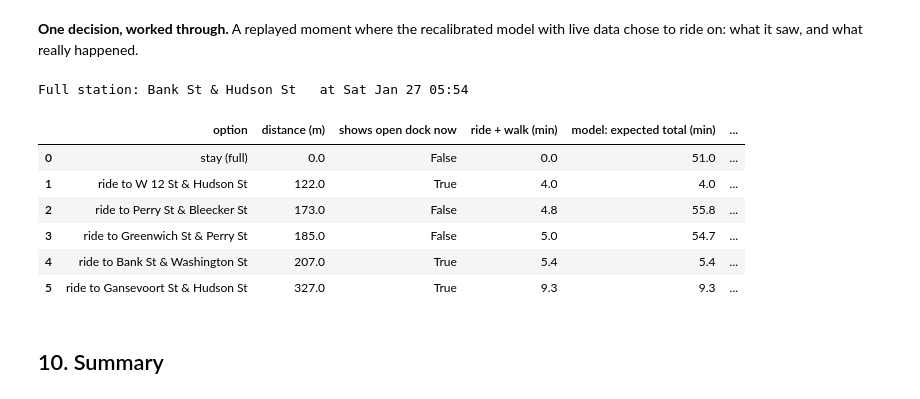
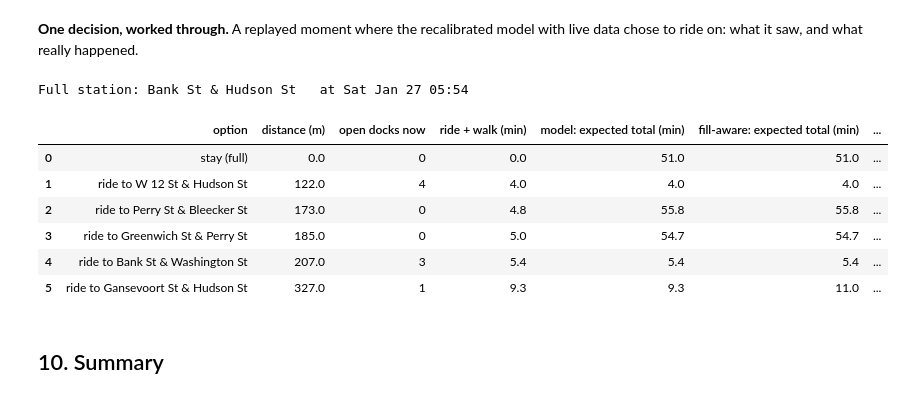
Before and after one commit to mzhou3299/citibike-demand-analysis-2024, a Jupyter notebook: Decision_model.ipynb, the cells around one changed output. Drawn from its saved outputs; the diff is of its cells as text; code cells hidden in the pictures.

```diff
--- a/Decision_model.ipynb
+++ b/Decision_model.ipynb
@@ -1299,10 +1345,12 @@ POLICIES = [
     "Always wait",
     "Always ride to nearest",
     "Nearest showing open docks",
+    "Nearest showing 2+ open docks",
     "Model: trip-based",
     "Model: trip-based + live",
     "Model: recalibrated",
     "Model: recalibrated + live",
+    "Model: recalibrated + live, fill-aware",
     "Hindsight best",
 ]
 
@@ -1343,6 +1391,8 @@ def replay_block(block, events):
     open_now = exists & (docks[station, decide] > 0)
     full_now = exists & (docks[station, decide] == 0)
     elapsed_now = np.where(full_now, STEP_MIN * (decide - prev_stop[station, decide] - 1), 0)
+    docks_now = docks[station, decide]
+    p_fill = fill_probability(docks_now, ride_steps, expected_arrivals_per_min(station, t0[:, None]))   # Section 9c
 
     # Each model's expected total time
     arrive_t = t0[:, None] + ride_min
@@ -1360,14 +1410,20 @@ def replay_block(block, events):
         "Model: trip-based + live": travel_min + np.where(open_now, 0, W_trip),
         "Model: recalibrated": travel_min + p_full * W_recal_no_live,
         "Model: recalibrated + live": travel_min + np.where(open_now, 0, W_recal_live),
+        "Model: recalibrated + live, fill-aware": travel_min + np.where(open_now, p_fill, 1.0) * W_recal_live,
     }
     expected_cost = {name: np.where(exists, cost, np.inf) for name, cost in expected_cost.items()}
 
-    has_open = open_now[:, 1:].any(axis=1)
+    def nearest_where(mask):
+        """Nearest candidate (in distance order) where mask is True; 0 = stay if there is none."""
+        return np.where(mask[:, 1:].any(axis=1), 1 + mask[:, 1:].argmax(axis=1), 0)
+
+    two_plus = open_now & (docks_now >= 2)
     choice = {
         "Always wait": np.zeros(n, dtype=int),
         "Always ride to nearest": np.where(exists[:, 1], 1, 0),
-        "Nearest showing open docks": np.where(has_open, 1 + open_now[:, 1:].argmax(axis=1), 0),
+        "Nearest showing open docks": nearest_where(open_now),
+        "Nearest showing 2+ open docks": np.where(two_plus[:, 1:].any(axis=1), nearest_where(two_plus), nearest_where(open_now)),
         **{name: cost.argmin(axis=1) for name, cost in expected_cost.items()},
         "Hindsight best": real_total.argmin(axis=1),
     }
@@ -1379,7 +1435,9 @@ def replay_block(block, events):
         result["moved: " + policy] = choice[policy] > 0
         result["unresolved: " + policy] = ~resolved[row, choice[policy]]
     detail = {"options": options, "exists": exists, "dist": dist, "ride_min": ride_min, "walk_min": walk_min,
-              "real_wait": real_wait, "open_now": open_now, "expected_recal_live": expected_cost["Model: recalibrated + live"]}
+              "real_wait": real_wait, "open_now": open_now, "expected_recal_live": expected_cost["Model: recalibrated + live"],
+              "expected_fill_aware": expected_cost["Model: recalibrated + live, fill-aware"], "docks_now": docks_now,
+              "travel_min": travel_min, "W_recal_live": W_recal_live, "choice": np.column_stack([choice[p] for p in POLICIES])}
     return result[keep], {name: values[keep] for name, values in detail.items()}
 # %%
 replay_events = test_events.sample(min(N_REPLAY, len(test_events)), random_state=SEED)   # a uniform subsample stays uniform
@@ -1501,31 +1645,32 @@ Mean minutes per rider (waits capped at 60), by time of day:
 # %%
 detail = {name: np.concatenate([d[name] for d in replay_details]) for name in replay_details[0]}
 moved = np.flatnonzero(replay["moved: Model: recalibrated + live"].to_numpy() & (detail["exists"].sum(axis=1) >= 3))
 if len(moved) == 0:
     print("no replayed moment where the model chose to ride on")
 else:
     i = moved[0]
     when = YEAR_START + pd.Timedelta(minutes=float(replay.t_min.iloc[i]))
     print(f"Full station: {stations[replay.station.iloc[i]]}   at {when:%a %b %d %H:%M}")
     ok = detail["exists"][i]
     example = pd.DataFrame({
         "option": ["stay (full)"] + [f"ride to {stations[s]}" for s in detail["options"][i][ok][1:]],
         "distance (m)": detail["dist"][i][ok].round(0),
-        "shows open dock now": detail["open_now"][i][ok],
+        "open docks now": detail["docks_now"][i][ok],
         "ride + walk (min)": (detail["ride_min"][i] + detail["walk_min"][i])[ok].round(1),
         "model: expected total (min)": detail["expected_recal_live"][i][ok].round(1),
+        "fill-aware: expected total (min)": detail["expected_fill_aware"][i][ok].round(1),
         "actual total (min)": (detail["ride_min"][i] + detail["walk_min"][i] + detail["real_wait"][i])[ok].round(1),
     })
     display(example)
 # %% [output]
 Full station: Bank St & Hudson St   at Sat Jan 27 05:54
-|  | option | distance (m) | shows open dock now | ride + walk (min) | model: expected total (min) | ... |
-| 0 | stay (full) | 0.0 | False | 0.0 | 51.0 | ... |
-| 1 | ride to W 12 St & Hudson St | 122.0 | True | 4.0 | 4.0 | ... |
-| 2 | ride to Perry St & Bleecker St | 173.0 | False | 4.8 | 55.8 | ... |
-| 3 | ride to Greenwich St & Perry St | 185.0 | False | 5.0 | 54.7 | ... |
-| 4 | ride to Bank St & Washington St | 207.0 | True | 5.4 | 5.4 | ... |
-| 5 | ride to Gansevoort St & Hudson St | 327.0 | True | 9.3 | 9.3 | ... |
+|  | option | distance (m) | open docks now | ride + walk (min) | model: expected total (min) | fill-aware: expected total (min) | ... |
+| 0 | stay (full) | 0.0 | 0 | 0.0 | 51.0 | 51.0 | ... |
+| 1 | ride to W 12 St & Hudson St | 122.0 | 4 | 4.0 | 4.0 | 4.0 | ... |
+| 2 | ride to Perry St & Bleecker St | 173.0 | 0 | 4.8 | 55.8 | 55.8 | ... |
+| 3 | ride to Greenwich St & Perry St | 185.0 | 0 | 5.0 | 54.7 | 54.7 | ... |
+| 4 | ride to Bank St & Washington St | 207.0 | 3 | 5.4 | 5.4 | 5.4 | ... |
+| 5 | ride to Gansevoort St & Hudson St | 327.0 | 1 | 9.3 | 9.3 | 11.0 | ... |
 # %% [markdown]
 ## 10. Summary
 # %%
```
Also changed, not shown: parts of 14 cells of this notebook, 2 other files.
